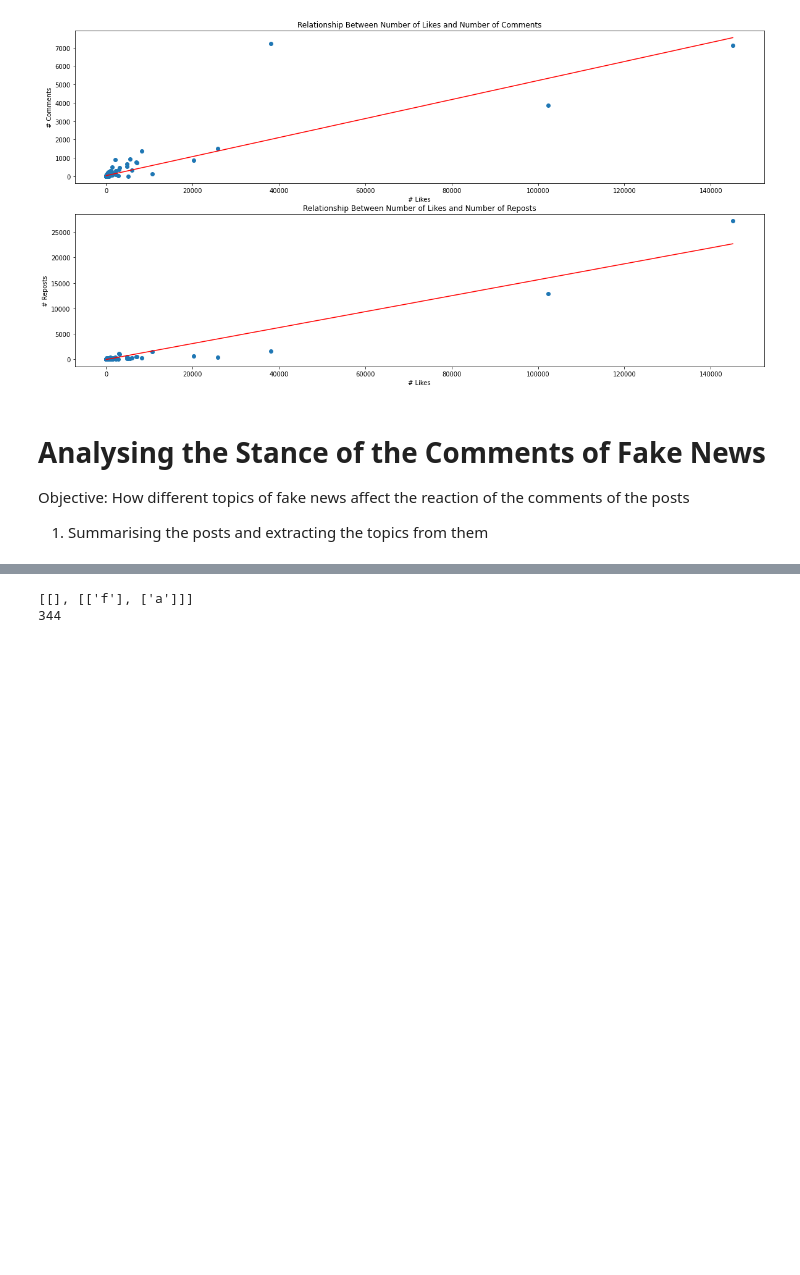
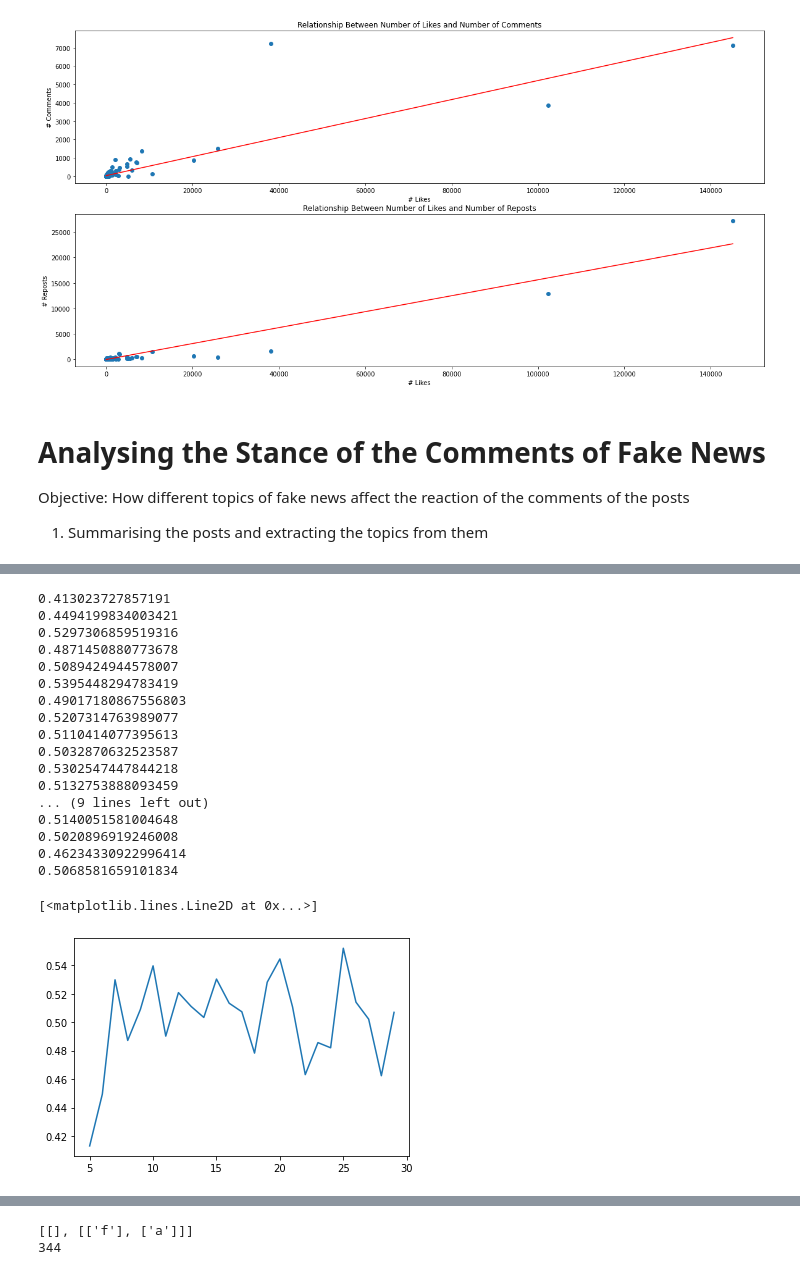
Before and after one commit to Pandacoocoo/Fake_News, a Jupyter notebook: fake_news.ipynb, the cells around one changed output, grey strips where cells are left out. Drawn from its saved outputs; the diff is of its cells as text; code cells hidden in the pictures; blank space fills up the shorter version.

```diff
--- a/fake_news.ipynb
+++ b/fake_news.ipynb
@@ -385,3 +450,32 @@ pd.DataFrame(topic_dic)
+# %%
+coherence = []
+for i in range(5,30):
+    lda_model = gensim.models.LdaMulticore(bow_corpus, num_topics=i, id2word=dictionary, passes=50)
+    coherence_model_lda = CoherenceModel(model=lda_model, texts=cleaned_posts, dictionary=dictionary, coherence='c_v')
+    coherence.append(coherence_model_lda.get_coherence())
+    print(coherence_model_lda.get_coherence())
+
+plt.plot([i for i in range(5,30)], coherence)
+# %% [output]
+0.413023727857191
+0.4494199834003421
+0.5297306859519316
+0.4871450880773678
+0.5089424944578007
+0.5395448294783419
+0.49017180867556803
+0.5207314763989077
+0.5110414077395613
+0.5032870632523587
+0.5302547447844218
+0.5132753888093459
+... (9 lines left out)
+0.5140051581004648
+0.5020896919246008
+0.46234330922996414
+0.5068581659101834
+[<matplotlib.lines.Line2D at 0x...>]
+[figure, added]
 # %%
 # Summarise the above topics (may not be in the same order, but generic topics)
 # Topic 1: About returning to work and the general pandemic
```
Also changed, not shown: parts of 6 cells of this notebook.
